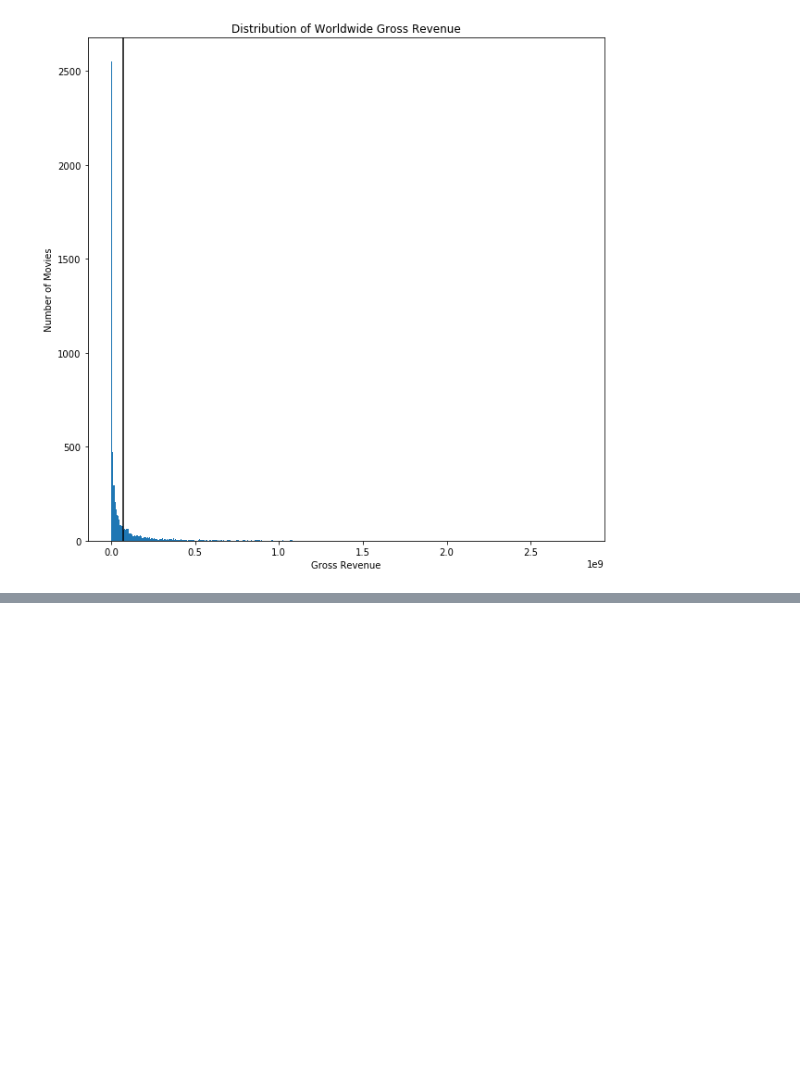
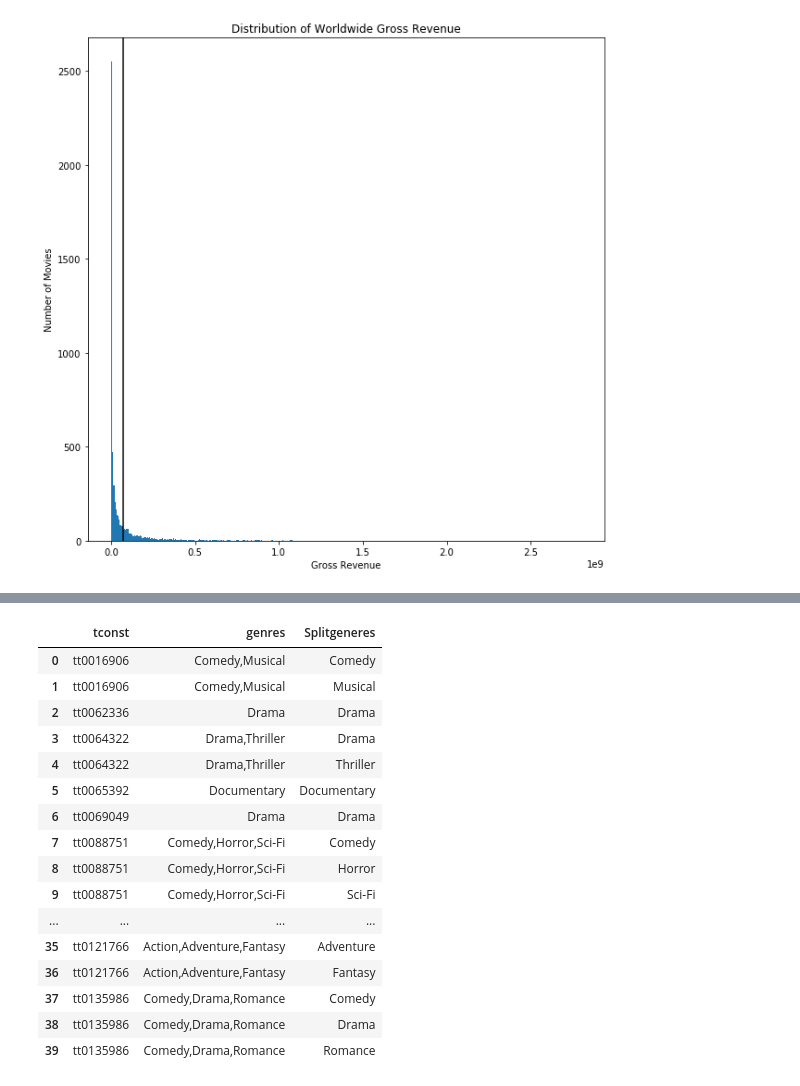
Before and after one commit to mattielips/movie-data-analysis, a Jupyter notebook: movie-financials-plots.ipynb, the cells around one changed output, grey strips where cells are left out. Saved outputs shown, nothing was run; the diff lists cells and outputs as text; code cells hidden in the pictures; blank space fills up the shorter version.

```diff
--- a/movie-financials-plots.ipynb
+++ b/movie-financials-plots.ipynb
@@ -67,0 +93,20 @@ ax.axvline(df['WW_Gross'].mean(), color='black');
+# %%
+df_nofinance[['tconst', 'genres', 'Splitgeneres']].head(40)
+# %% [output]
+|  | tconst | genres | Splitgeneres |
+| 0 | tt0016906 | Comedy,Musical | Comedy |
+| 1 | tt0016906 | Comedy,Musical | Musical |
+| 2 | tt0062336 | Drama | Drama |
+| 3 | tt0064322 | Drama,Thriller | Drama |
+| 4 | tt0064322 | Drama,Thriller | Thriller |
+| 5 | tt0065392 | Documentary | Documentary |
+| 6 | tt0069049 | Drama | Drama |
+| 7 | tt0088751 | Comedy,Horror,Sci-Fi | Comedy |
+| 8 | tt0088751 | Comedy,Horror,Sci-Fi | Horror |
+| 9 | tt0088751 | Comedy,Horror,Sci-Fi | Sci-Fi |
+| ... | ... | ... | ... |
+| 35 | tt0121766 | Action,Adventure,Fantasy | Adventure |
+| 36 | tt0121766 | Action,Adventure,Fantasy | Fantasy |
+| 37 | tt0135986 | Comedy,Drama,Romance | Comedy |
+| 38 | tt0135986 | Comedy,Drama,Romance | Drama |
+| 39 | tt0135986 | Comedy,Drama,Romance | Romance |
```
Also changed, not shown: parts of 15 cells of this notebook.
